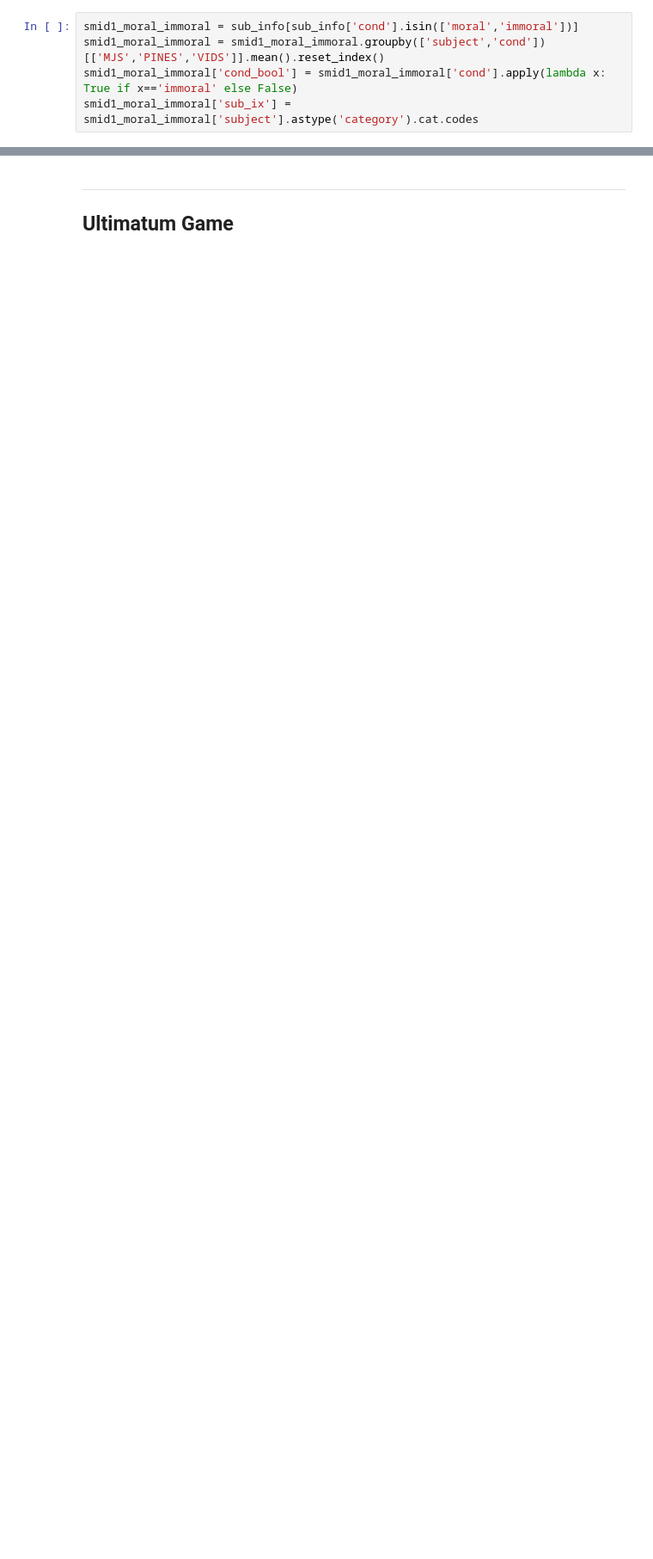
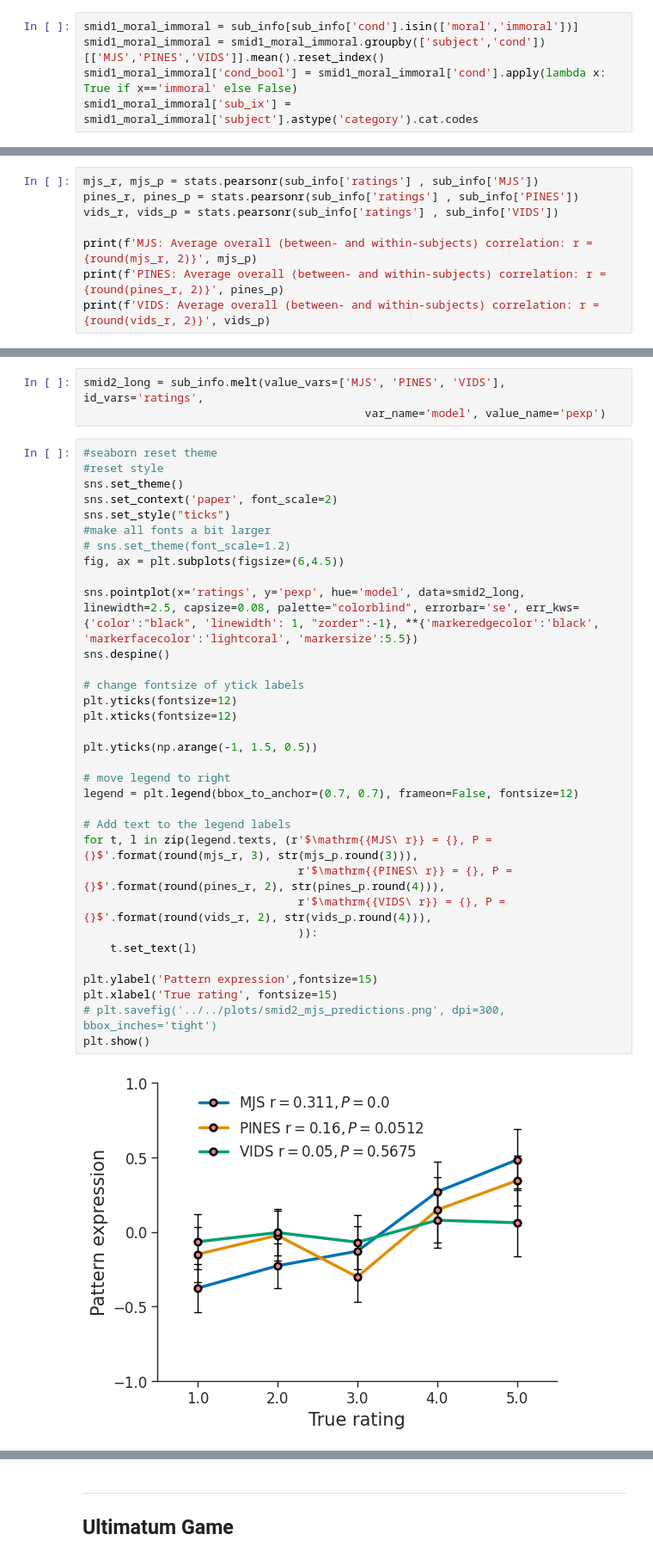
Before and after one commit to Moral-Computing-Lab/hopp_mjs, a Jupyter notebook: code/notebooks/08_sensitivity.ipynb, the cells around one changed output, grey strips where cells are left out. Shown at 86% size. Cells and saved outputs as stored; diff of their text form; blank space fills up the shorter version.

```diff
--- a/code/notebooks/08_sensitivity.ipynb
+++ b/code/notebooks/08_sensitivity.ipynb
@@ -1391,0 +1393,8 @@ Cohen's d: 0.06
+# %%
+mjs_r, mjs_p = stats.pearsonr(sub_info['ratings'] , sub_info['MJS'])
+pines_r, pines_p = stats.pearsonr(sub_info['ratings'] , sub_info['PINES'])
+vids_r, vids_p = stats.pearsonr(sub_info['ratings'] , sub_info['VIDS'])
+
+print(f'MJS: Average overall (between- and within-subjects) correlation: r = {round(mjs_r, 2)}', mjs_p)
+print(f'PINES: Average overall (between- and within-subjects) correlation: r = {round(pines_r, 2)}', pines_p)
+print(f'VIDS: Average overall (between- and within-subjects) correlation: r = {round(vids_r, 2)}', vids_p)
@@ -1391,0 +1443,38 @@ Cohen's d: 0.06
+# %%
+smid2_long = sub_info.melt(value_vars=['MJS', 'PINES', 'VIDS'], id_vars='ratings',
+                                          var_name='model', value_name='pexp')
+# %%
+#seaborn reset theme
+#reset style
+sns.set_theme()
+sns.set_context('paper', font_scale=2)
+sns.set_style("ticks")
+#make all fonts a bit larger
+# sns.set_theme(font_scale=1.2)
+fig, ax = plt.subplots(figsize=(6,4.5))
+
+sns.pointplot(x='ratings', y='pexp', hue='model', data=smid2_long, linewidth=2.5, capsize=0.08, palette="colorblind", errorbar='se', err_kws={'color':"black", 'linewidth': 1, "zorder":-1}, **{'markeredgecolor':'black', 'markerfacecolor':'lightcoral', 'markersize':5.5})
+sns.despine()
+
+# change fontsize of ytick labels
+plt.yticks(fontsize=12)
+plt.xticks(fontsize=12)
+
+plt.yticks(np.arange(-1, 1.5, 0.5))
+
+# move legend to right
+legend = plt.legend(bbox_to_anchor=(0.7, 0.7), frameon=False, fontsize=12)
+
+# Add text to the legend labels
+for t, l in zip(legend.texts, (r'$\mathrm{{MJS\ r}} = {}, P = {}$'.format(round(mjs_r, 3), str(mjs_p.round(3))),
+                                r'$\mathrm{{PINES\ r}} = {}, P = {}$'.format(round(pines_r, 2), str(pines_p.round(4))),
+                                r'$\mathrm{{VIDS\ r}} = {}, P = {}$'.format(round(vids_r, 2), str(vids_p.round(4))),
+                                )):
+    t.set_text(l)
+
+plt.ylabel('Pattern expression',fontsize=15)
+plt.xlabel('True rating', fontsize=15)
+# plt.savefig('../../plots/smid2_mjs_predictions.png', dpi=300, bbox_inches='tight')
+plt.show()
+# %% [output]
+[figure, added]
```
Also changed, not shown: parts of 17 cells of this notebook, 1 other file.
